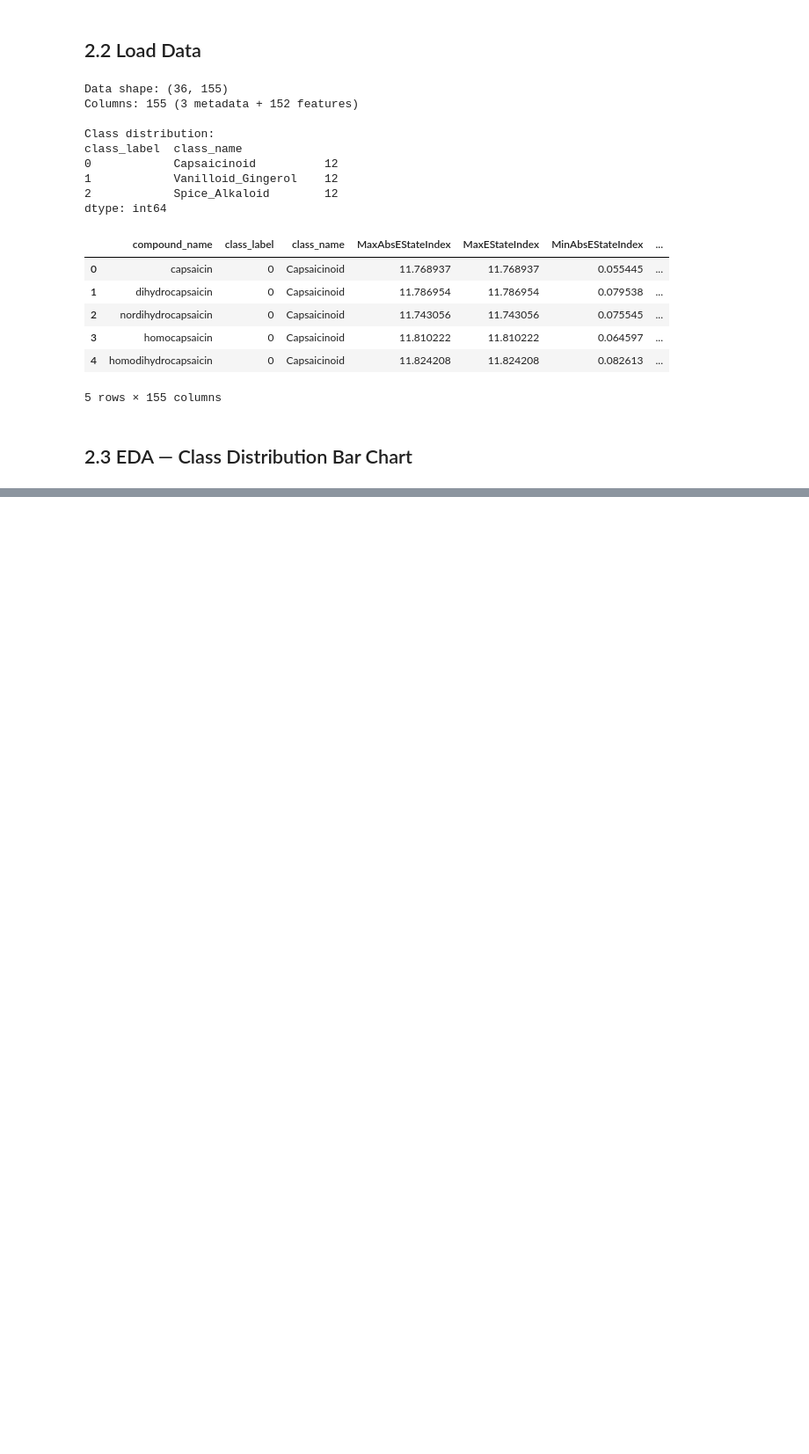
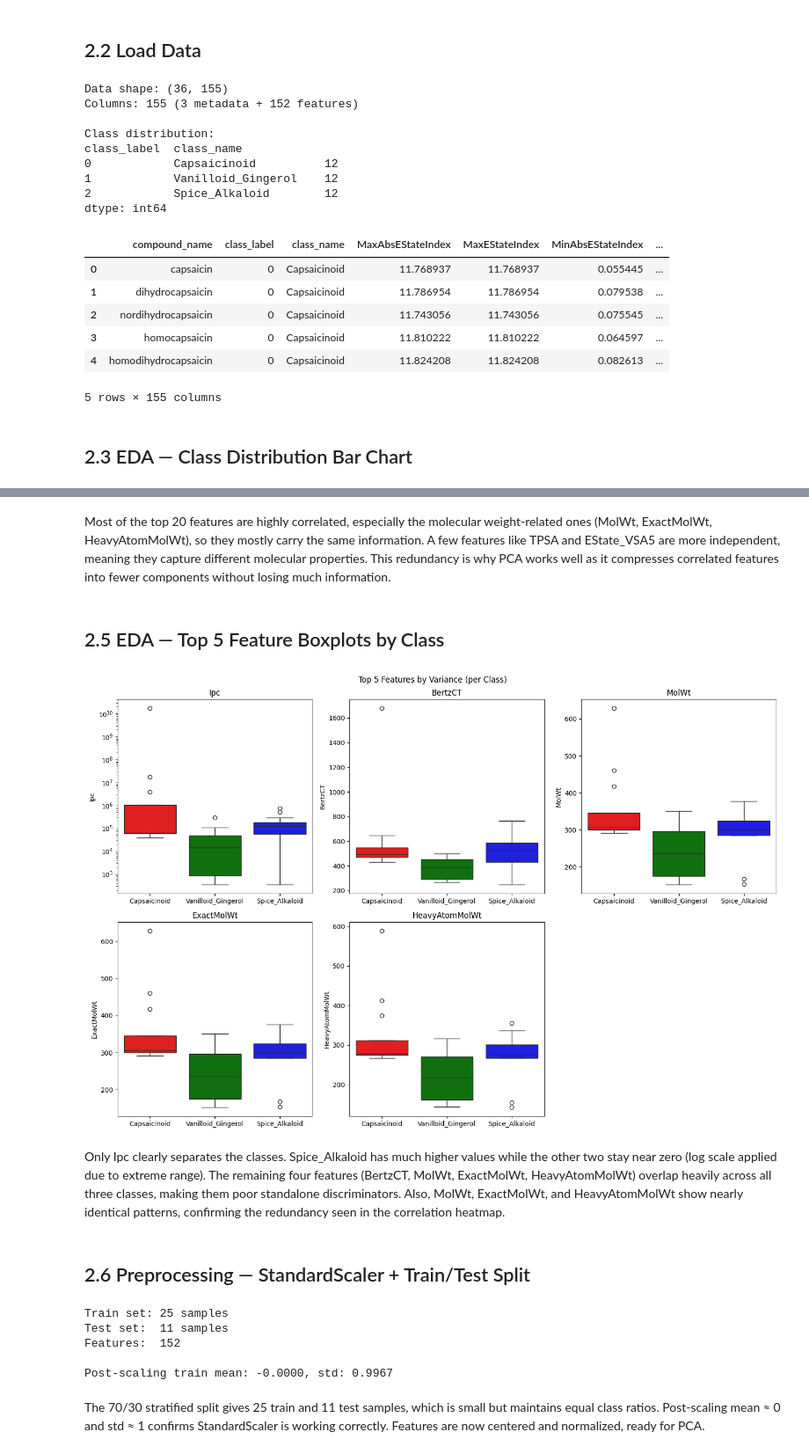
Before and after one commit to dw1229/capsaicinoid-ml, a Jupyter notebook: 02_EDA_and_PCA.ipynb, the cells around one changed output, grey strips where cells are left out. Shown at 88% size. Saved outputs shown, nothing was run; the diff lists cells and outputs as text; code cells hidden in the pictures; blank space fills up the shorter version.

```diff
--- a/02_EDA_and_PCA.ipynb
+++ b/02_EDA_and_PCA.ipynb
@@ -57,0 +92,56 @@ dtype: int64
+# %% [markdown]
+Most of the top 20 features are highly correlated, especially the molecular weight-related ones (MolWt, ExactMolWt, HeavyAtomMolWt), so they mostly carry the same information. A few features like TPSA and EState_VSA5 are more independent, meaning they capture different molecular properties. This redundancy is why PCA works well as it compresses correlated features into fewer components without losing much information.
+# %% [markdown]
+## 2.5 EDA — Top 5 Feature Boxplots by Class
+# %%
+top_5_features = feature_data.var().nlargest(5).index.tolist()
+
+fig, axes = plt.subplots(2, 3, figsize=(15, 10))
+axes = axes.flatten()
+for idx, feat in enumerate(top_5_features):
+    sns.boxplot(data=molecule_df, x="class_name", y=feat,
+                hue="class_name", palette=colors, legend=False, ax=axes[idx])
+    axes[idx].set_title(feat)
+    axes[idx].set_xlabel("")
+    if molecule_df[feat].max() / (molecule_df[feat].min() + 1) > 1000:
+        axes[idx].set_yscale("log")
+
+axes[-1].set_visible(False)
+plt.suptitle("Top 5 Features by Variance (per Class)")
+plt.tight_layout()
+plt.savefig(os.path.join(FIGURES_DIR, "top5_boxplots.png"), bbox_inches="tight")
+plt.show()
+# %% [output]
+[figure, added]
+# %% [markdown]
+Only Ipc clearly separates the classes. Spice_Alkaloid has much higher values while the other two stay near zero (log scale applied due to extreme range). The remaining four features (BertzCT, MolWt, ExactMolWt, HeavyAtomMolWt) overlap heavily across all three classes, making them poor standalone discriminators. Also, MolWt, ExactMolWt, and HeavyAtomMolWt show nearly identical patterns, confirming the redundancy seen in the correlation heatmap.
+# %% [markdown]
+## 2.6 Preprocessing — StandardScaler + Train/Test Split
+# %%
+feature_cols = molecule_df.columns[3:]
+X = molecule_df[feature_cols].values
+y = molecule_df["class_label"].values
+compound_names = molecule_df["compound_name"].values
+
+X_train, X_test, y_train, y_test, names_train, names_test = train_test_split(
+    X, y, compound_names, test_size=0.3, random_state=42, stratify=y
+)
+
+print(f"Train set: {X_train.shape[0]} samples")
+print(f"Test set:  {X_test.shape[0]} samples")
+print(f"Features:  {X_train.shape[1]}")
+
+# fit on train only
+scaler = StandardScaler()
+X_train_scaled = scaler.fit_transform(X_train)
+X_test_scaled = scaler.transform(X_test)
+
+print(f"\nPost-scaling train mean: {X_train_scaled.mean():.4f}, std: {X_train_scaled.std():.4f}")
+# %% [output]
+Train set: 25 samples
+Test set:  11 samples
+Features:  152
+
+Post-scaling train mean: -0.0000, std: 0.9967
+# %% [markdown]
+The 70/30 stratified split gives 25 train and 11 test samples, which is small but maintains equal class ratios. Post-scaling mean ≈ 0 and std ≈ 1 confirms StandardScaler is working correctly. Features are now centered and normalized, ready for PCA.
```
Also changed, not shown: parts of 8 cells of this notebook.
